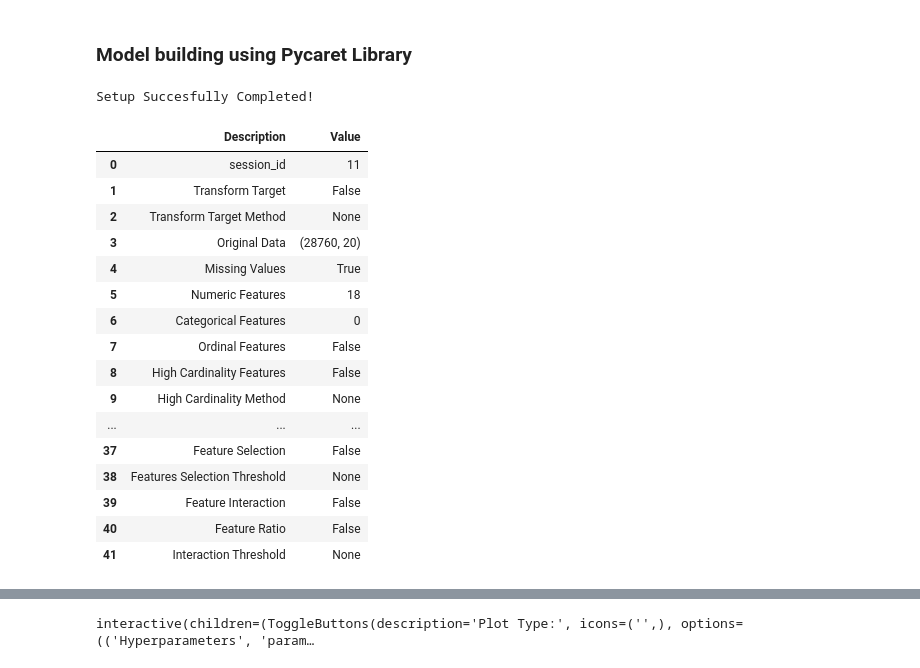
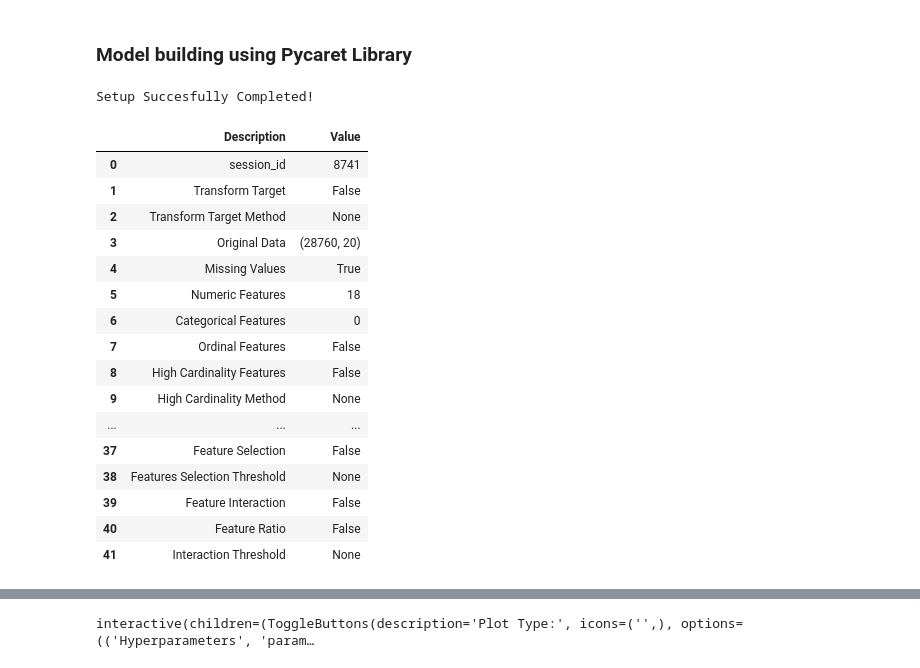
Before and after one commit to bigtoga/Project3, a Jupyter notebook: Justin/predict.ipynb, the cells around one changed output, grey strips where cells are left out. Saved outputs shown, nothing was run; the diff lists cells and outputs as text; code cells hidden in the pictures.

```diff
--- a/Justin/predict.ipynb
+++ b/Justin/predict.ipynb
@@ -266,12 +266,12 @@ print(data60.shape)
 # %% [markdown]
 ### Model building using Pycaret Library
 # %%
-models=setup(data60, target = 'iRate-T+60', ignore_features = ['origDate'], session_id = 11, silent = True, profile = False,
+models=setup(data60, target = 'iRate-T+60', ignore_features = ['origDate'], silent = True, profile = False,
             remove_outliers = False)
 # %% [output]
 Setup Succesfully Completed!
 |  | Description | Value |
-| 0 | session_id | 11 |
+| 0 | session_id | 8741 |
 | 1 | Transform Target | False |
 | 2 | Transform Target Method | None |
 | 3 | Original Data | (28760, 20) |
```
Also changed, not shown: parts of 8 cells of this notebook, 4 other files.
